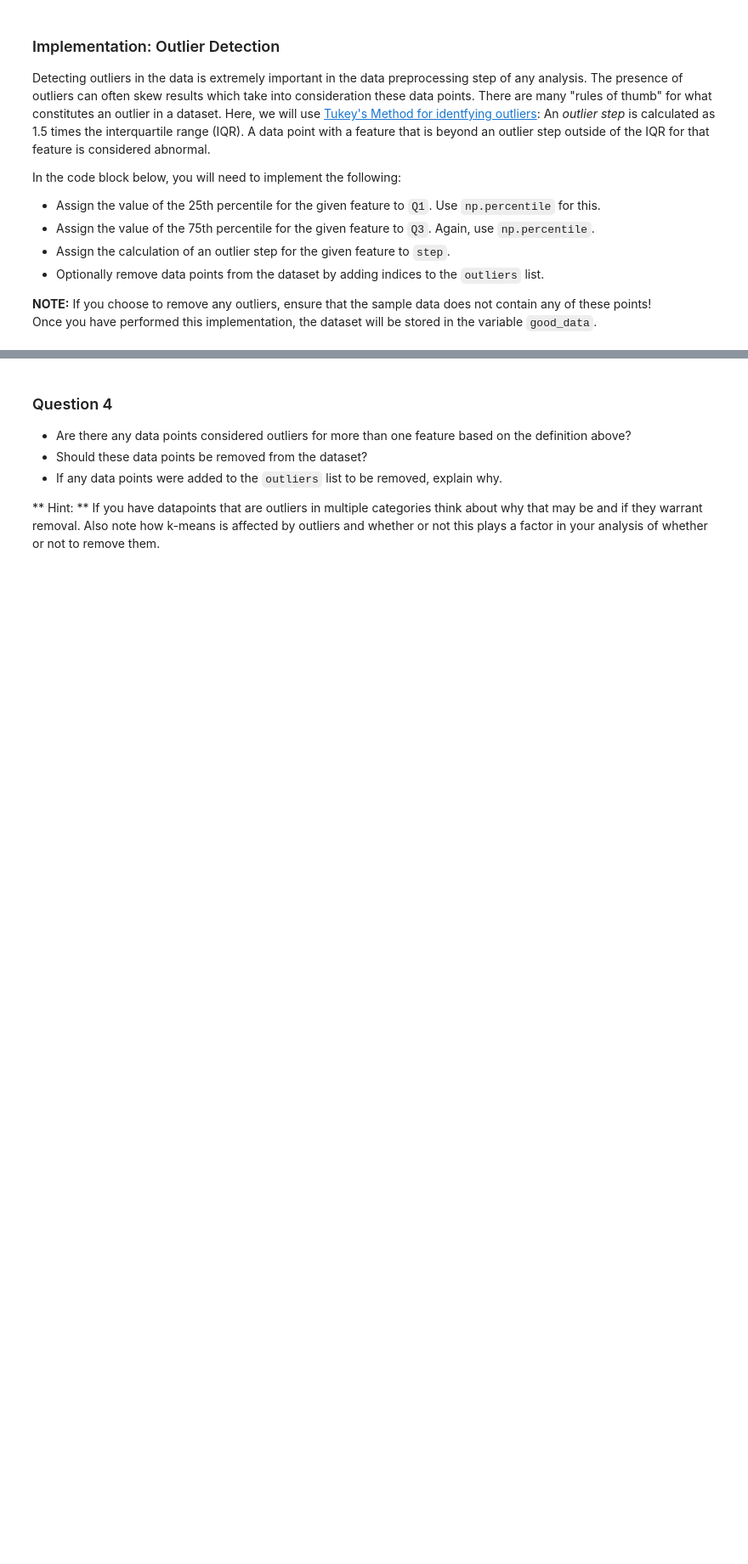
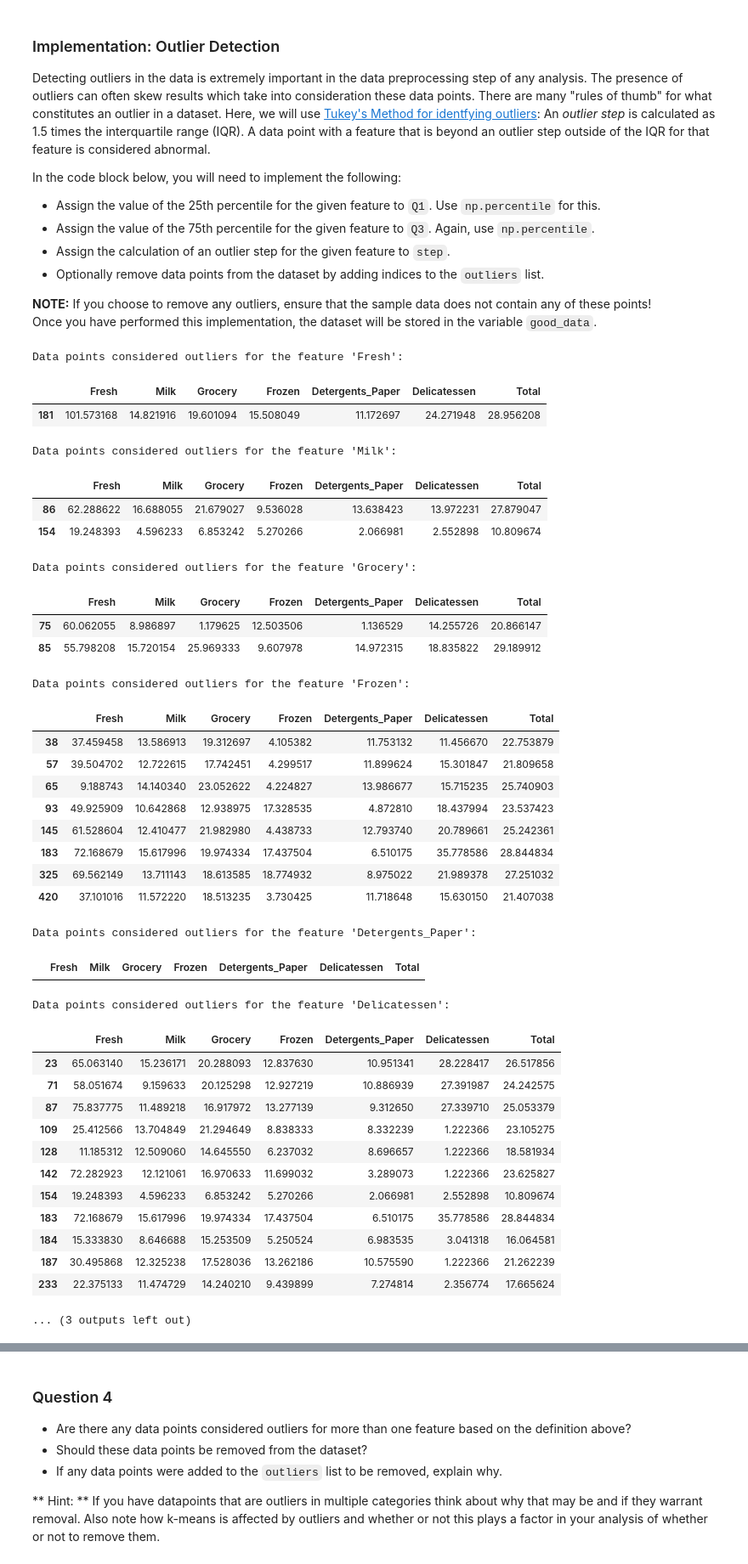
Before and after one commit to MostafaGmalFouda/Machine-learning-Project_3-DEPI-R4, a Jupyter notebook: customer_segments.ipynb, the cells around one changed output, grey strips where cells are left out. Shown at 85% size. Drawn from its saved outputs; the diff is of its cells as text; code cells hidden in the pictures; blank space fills up the shorter version.

```diff
--- a/customer_segments.ipynb
+++ b/customer_segments.ipynb
@@ -306,24 +471,82 @@ In the code block below, you will need to implement the following:
 **NOTE:** If you choose to remove any outliers, ensure that the sample data does not contain any of these points!
 Once you have performed this implementation, the dataset will be stored in the variable `good_data`.
 # %%
+import matplotlib.pyplot as plt
+from collections import Counter
+
+# Collect all outlier indices across features
+all_outliers = []
+
 # For each feature find the data points with extreme high or low values
-for feature in log_data.keys():
+for feature in boxcox_data.columns:
 
     # TODO: Calculate Q1 (25th percentile of the data) for the given feature
-    Q1 = np.percentile(log_data[feature,25])
+    Q1 = np.percentile(boxcox_data[feature], 25)
 
     # TODO: Calculate Q3 (75th percentile of the data) for the given feature
-    Q3 = np.percentile(log_data[feature,25])
+    Q3 = np.percentile(boxcox_data[feature], 75)
 
     # TODO: Use the interquartile range to calculate an outlier step (1.5 times the interquartile range)
-    step = 1.5 *(Q3 - Q1)
+    step = 1.5 * (Q3 - Q1)
+
+    # Get outlier indices for this feature
+    feature_outliers = boxcox_data[
+        ~((boxcox_data[feature] >= Q1 - step) & (boxcox_data[feature] <= Q3 + step))]
 
     # Display the outliers
     print("Data points considered outliers for the feature '{}':".format(feature))
-    display(log_data[~((log_data[feature] >= Q1 - step) & (log_data[feature] <= Q3 + step))])
+    display(feature_outliers)
+    all_outliers.extend(feature_outliers.index)
 
-# OPTIONAL: Select the indices for data points you wish to remove
-outliers  = []
+# Count how many times each index appears as an outlier
+outlier_counts = Counter(all_outliers)
 
-# Remove the outliers, if any were specified
-good_data = log_data.drop(log_data.index[outliers]).reset_index(drop = True)
+# Prepare data for plotting
+indices = list(outlier_counts.keys())
+counts = list(outlier_counts.values())
+
+# Plot
+plt.figure(figsize=(10,5))
+plt.bar(indices, counts)
+plt.xlabel("Data Point Index")
+plt.ylabel("Number of Features where it's an Outlier")
+plt.title("Overlapping Outliers Across Features (Box-Cox Data)")
+plt.show()
+# %% [output]
+Data points considered outliers for the feature 'Fresh':
+|  | Fresh | Milk | Grocery | Frozen | Detergents_Paper | Delicatessen | Total |
+| 181 | 101.573168 | 14.821916 | 19.601094 | 15.508049 | 11.172697 | 24.271948 | 28.956208 |
+Data points considered outliers for the feature 'Milk':
+|  | Fresh | Milk | Grocery | Frozen | Detergents_Paper | Delicatessen | Total |
+| 86 | 62.288622 | 16.688055 | 21.679027 | 9.536028 | 13.638423 | 13.972231 | 27.879047 |
+| 154 | 19.248393 | 4.596233 | 6.853242 | 5.270266 | 2.066981 | 2.552898 | 10.809674 |
+Data points considered outliers for the feature 'Grocery':
+|  | Fresh | Milk | Grocery | Frozen | Detergents_Paper | Delicatessen | Total |
+| 75 | 60.062055 | 8.986897 | 1.179625 | 12.503506 | 1.136529 | 14.255726 | 20.866147 |
+| 85 | 55.798208 | 15.720154 | 25.969333 | 9.607978 | 14.972315 | 18.835822 | 29.189912 |
+Data points considered outliers for the feature 'Frozen':
+|  | Fresh | Milk | Grocery | Frozen | Detergents_Paper | Delicatessen | Total |
+| 38 | 37.459458 | 13.586913 | 19.312697 | 4.105382 | 11.753132 | 11.456670 | 22.753879 |
+| 57 | 39.504702 | 12.722615 | 17.742451 | 4.299517 | 11.899624 | 15.301847 | 21.809658 |
+| 65 | 9.188743 | 14.140340 | 23.052622 | 4.224827 | 13.986677 | 15.715235 | 25.740903 |
+| 93 | 49.925909 | 10.642868 | 12.938975 | 17.328535 | 4.872810 | 18.437994 | 23.537423 |
+| 145 | 61.528604 | 12.410477 | 21.982980 | 4.438733 | 12.793740 | 20.789661 | 25.242361 |
+| 183 | 72.168679 | 15.617996 | 19.974334 | 17.437504 | 6.510175 | 35.778586 | 28.844834 |
+| 325 | 69.562149 | 13.711143 | 18.613585 | 18.774932 | 8.975022 | 21.989378 | 27.251032 |
+| 420 | 37.101016 | 11.572220 | 18.513235 | 3.730425 | 11.718648 | 15.630150 | 21.407038 |
+Data points considered outliers for the feature 'Detergents_Paper':
+|  | Fresh | Milk | Grocery | Frozen | Detergents_Paper | Delicatessen | Total |
+Data points considered outliers for the feature 'Delicatessen':
+|  | Fresh | Milk | Grocery | Frozen | Detergents_Paper | Delicatessen | Total |
+| 23 | 65.063140 | 15.236171 | 20.288093 | 12.837630 | 10.951341 | 28.228417 | 26.517856 |
+| 71 | 58.051674 | 9.159633 | 20.125298 | 12.927219 | 10.886939 | 27.391987 | 24.242575 |
+| 87 | 75.837775 | 11.489218 | 16.917972 | 13.277139 | 9.312650 | 27.339710 | 25.053379 |
+| 109 | 25.412566 | 13.704849 | 21.294649 | 8.838333 | 8.332239 | 1.222366 | 23.105275 |
+| 128 | 11.185312 | 12.509060 | 14.645550 | 6.237032 | 8.696657 | 1.222366 | 18.581934 |
+| 142 | 72.282923 | 12.121061 | 16.970633 | 11.699032 | 3.289073 | 1.222366 | 23.625827 |
+| 154 | 19.248393 | 4.596233 | 6.853242 | 5.270266 | 2.066981 | 2.552898 | 10.809674 |
+| 183 | 72.168679 | 15.617996 | 19.974334 | 17.437504 | 6.510175 | 35.778586 | 28.844834 |
+| 184 | 15.333830 | 8.646688 | 15.253509 | 5.250524 | 6.983535 | 3.041318 | 16.064581 |
+| 187 | 30.495868 | 12.325238 | 17.528036 | 13.262186 | 10.575590 | 1.222366 | 21.262239 |
+| 233 | 22.375133 | 11.474729 | 14.240210 | 9.439899 | 7.274814 | 2.356774 | 17.665624 |
+... (3 outputs left out)
```
Also changed, not shown: parts of 19 cells of this notebook, 1 other file.
